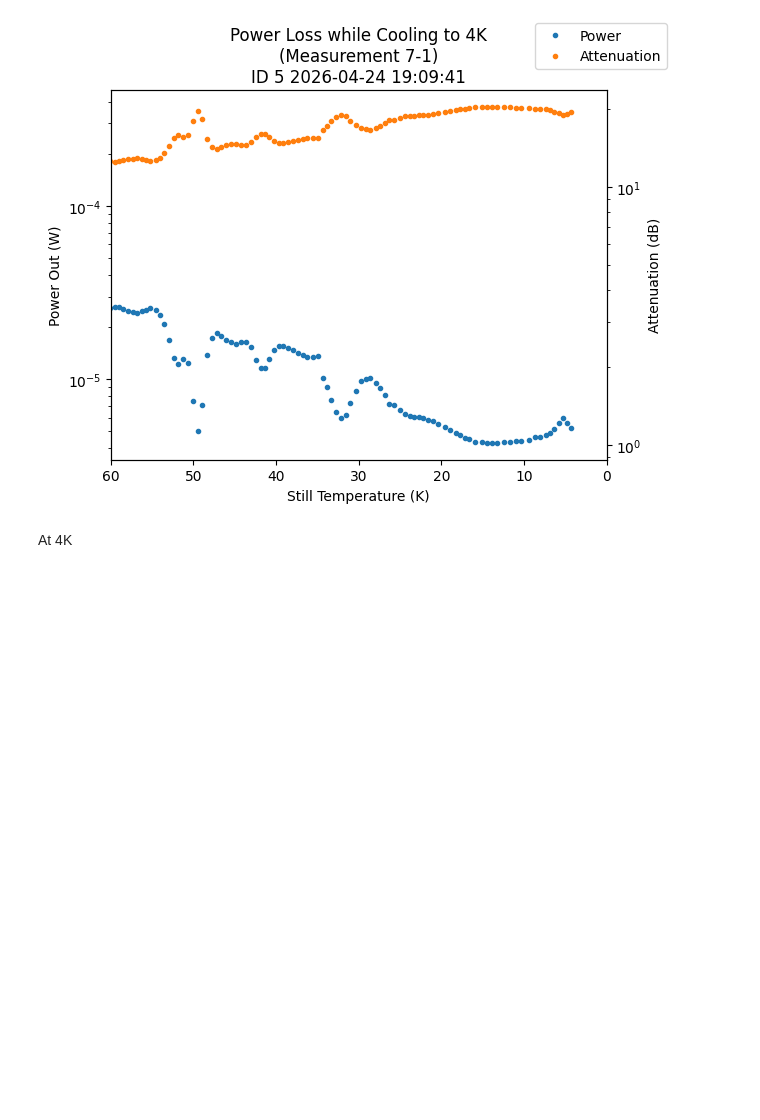
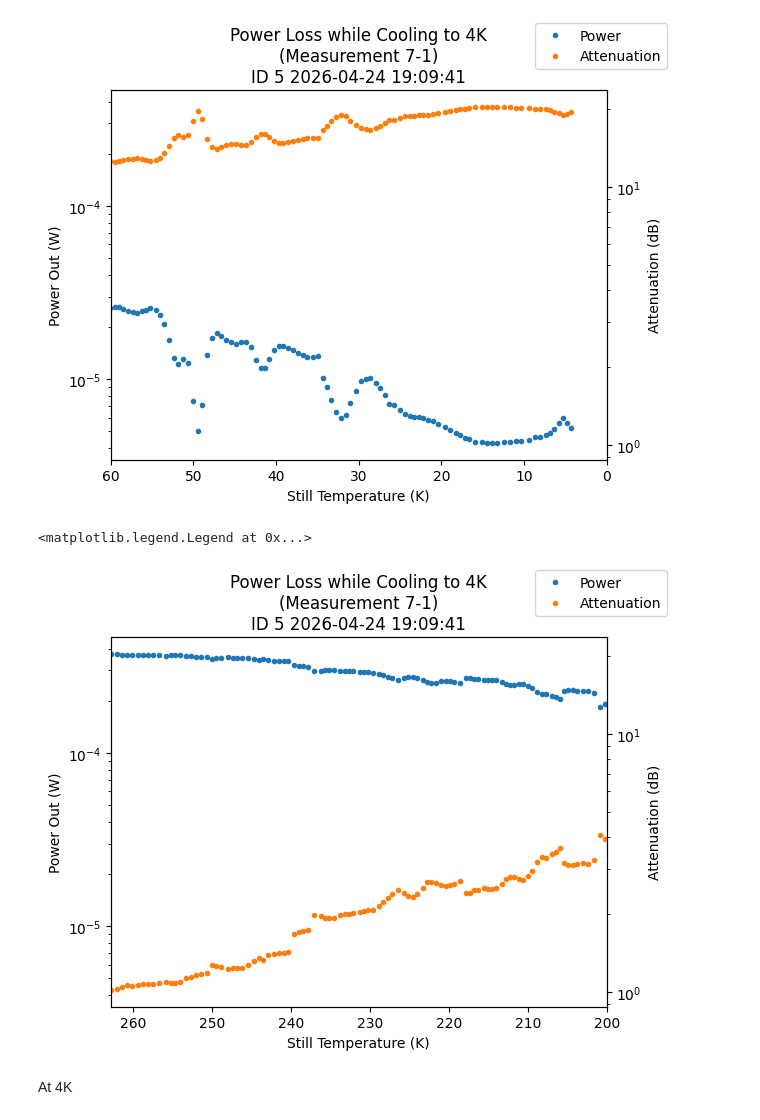
Before and after one commit to QNLSydney/snspd, a Jupyter notebook: SNSPD2/SNSPD7_1_Calibration_BF_Fibre_Analysis.ipynb, the cells around one changed output. Cells and saved outputs as stored; diff of their text form; code cells hidden in the pictures; blank space fills up the shorter version.

```diff
--- a/SNSPD2/SNSPD7_1_Calibration_BF_Fibre_Analysis.ipynb
+++ b/SNSPD2/SNSPD7_1_Calibration_BF_Fibre_Analysis.ipynb
@@ -134,6 +134,31 @@ fig.legend()
 # %% [output]
 <matplotlib.legend.Legend at 0x...>
 [figure]
+# %%
+ID = 5
+data = load_by_id(ID).get_parameter_data()
+power10 = data['power10']['power10']
+power90 = data['power90']['power90']
+attenuation = data['attenuation']['attenuation']
+still_temp = data['still_temp']['still_temp']
+
+fig, ax1 = plt.subplots()
+
+ax1.semilogy(still_temp, power10, '.', label='Power')
+ax1.set_xlabel('Still Temperature (K)')
+ax1.set_ylabel('Power Out (W)')
+ax1.set_title(params.make_title('Power Loss while Cooling to 4K\n(Measurement 7-1)', ID))
+ax1.set_xlim([200, max(still_temp)])
+ax1.invert_xaxis()
+
+ax2 = ax1.twinx()
+ax2.semilogy(still_temp, attenuation, '.', color='tab:orange', label='Attenuation')
+ax2.set_xlabel('Still Temperature (K)')
+ax2.set_ylabel('Attenuation (dB)')
+fig.legend()
+# %% [output]
+<matplotlib.legend.Legend at 0x...>
+[figure, added]
 # %% [markdown]
 At 4K
 # %%
```
Also changed, not shown: parts of 1 cell of this notebook, 3 other files.
